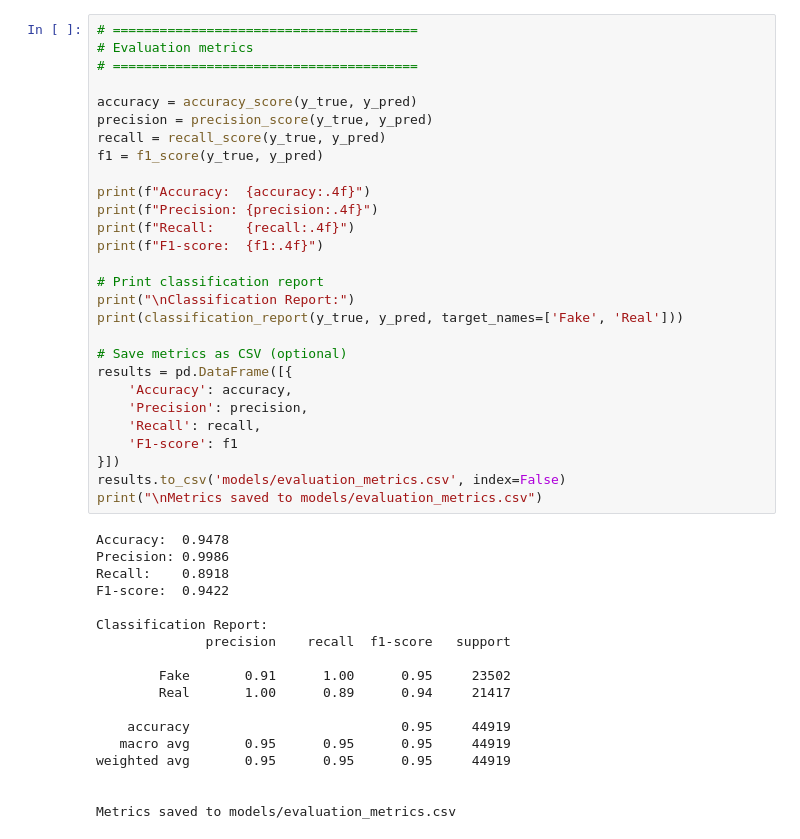
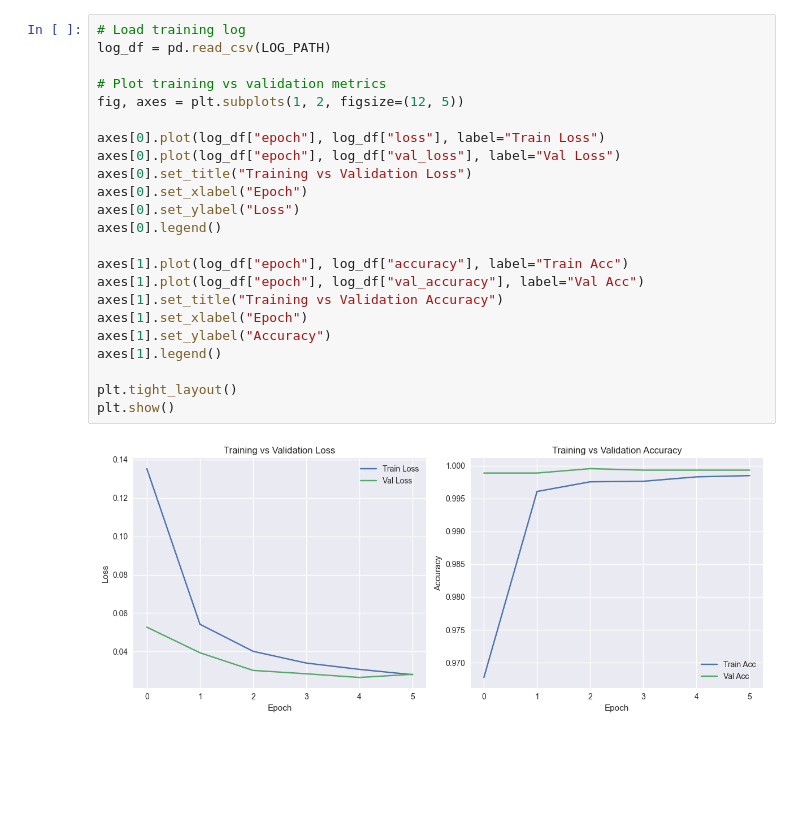
Before and after one commit to DucNguyenhuuminh/fake_news_detect, a Jupyter notebook: evaluate_and_demo.ipynb, the cells around one changed output. Cells and saved outputs as stored; diff of their text form; blank space fills up the shorter version.

```diff
--- a/evaluate_and_demo.ipynb
+++ b/evaluate_and_demo.ipynb
@@ -80,47 +89,26 @@ Predictions complete.
 # %%
-# =======================================
-# Evaluation metrics
-# =======================================
+# Load training log
+log_df = pd.read_csv(LOG_PATH)
 
-accuracy = accuracy_score(y_true, y_pred)
-precision = precision_score(y_true, y_pred)
-recall = recall_score(y_true, y_pred)
-f1 = f1_score(y_true, y_pred)
+# Plot training vs validation metrics
+fig, axes = plt.subplots(1, 2, figsize=(12, 5))
 
-print(f"Accuracy:  {accuracy:.4f}")
-print(f"Precision: {precision:.4f}")
-print(f"Recall:    {recall:.4f}")
-print(f"F1-score:  {f1:.4f}")
+axes[0].plot(log_df["epoch"], log_df["loss"], label="Train Loss")
+axes[0].plot(log_df["epoch"], log_df["val_loss"], label="Val Loss")
+axes[0].set_title("Training vs Validation Loss")
+axes[0].set_xlabel("Epoch")
+axes[0].set_ylabel("Loss")
+axes[0].legend()
 
-# Print classification report
-print("\nClassification Report:")
-print(classification_report(y_true, y_pred, target_names=['Fake', 'Real']))
+axes[1].plot(log_df["epoch"], log_df["accuracy"], label="Train Acc")
+axes[1].plot(log_df["epoch"], log_df["val_accuracy"], label="Val Acc")
+axes[1].set_title("Training vs Validation Accuracy")
+axes[1].set_xlabel("Epoch")
+axes[1].set_ylabel("Accuracy")
+axes[1].legend()
 
-# Save metrics as CSV (optional)
-results = pd.DataFrame([{
-    'Accuracy': accuracy,
-    'Precision': precision,
-    'Recall': recall,
-    'F1-score': f1
-}])
-results.to_csv('models/evaluation_metrics.csv', index=False)
-print("\nMetrics saved to models/evaluation_metrics.csv")
+plt.tight_layout()
+plt.show()
 # %% [output]
-Accuracy:  0.9478
-Precision: 0.9986
-Recall:    0.8918
-F1-score:  0.9422
-
-Classification Report:
-              precision    recall  f1-score   support
-
-        Fake       0.91      1.00      0.95     23502
-        Real       1.00      0.89      0.94     21417
-
-    accuracy                           0.95     44919
-   macro avg       0.95      0.95      0.95     44919
-weighted avg       0.95      0.95      0.95     44919
-
-
-Metrics saved to models/evaluation_metrics.csv
+[figure, added]
 # %%
```
Also changed, not shown: parts of 8 cells of this notebook.
